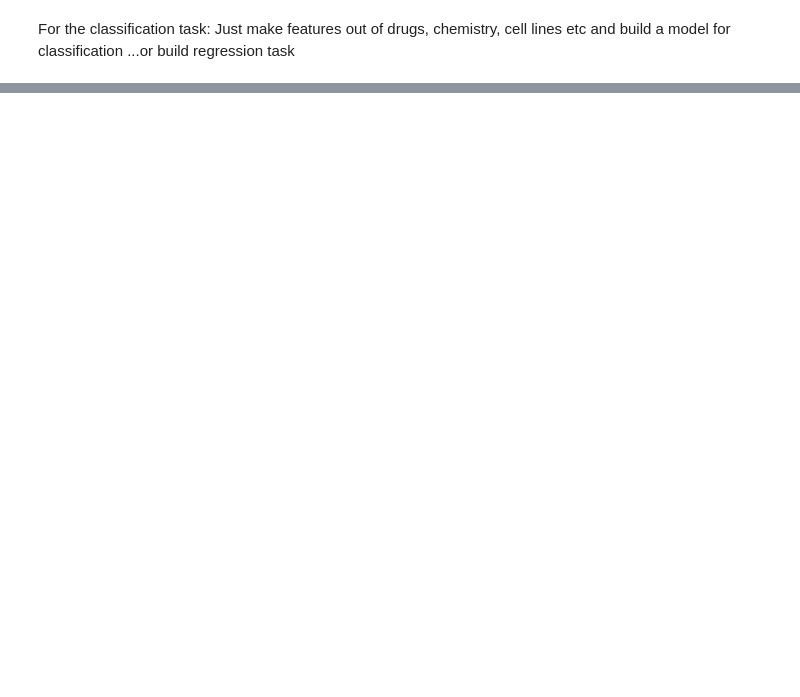
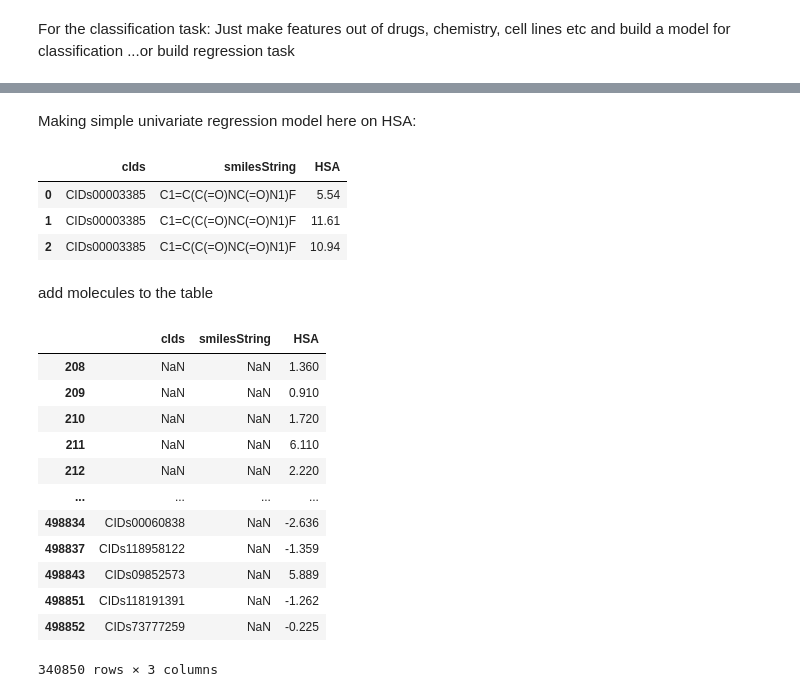
Before and after one commit to stefanhuber1510/marbleProject, a Jupyter notebook: explorationsDrugCombDB.ipynb, the cells around one changed output, grey strips where cells are left out. Drawn from its saved outputs; the diff is of its cells as text; code cells hidden in the pictures; blank space fills up the shorter version.

```diff
--- a/explorationsDrugCombDB.ipynb
+++ b/explorationsDrugCombDB.ipynb
@@ -123,0 +147,4 @@ from rdkit import Chem
+# %%
+drugChem = pd.read_csv("./drugCombDBdata/descriptions/drug_chemical_info.csv")
+print("Numer of Drugs:",len(drugChem))
+drugChem.head(3)
@@ -123,0 +167,31 @@ from rdkit import Chem
+# %% [markdown]
+Making simple univariate regression model here on HSA:
+# %%
+temp=drugChem.loc[:,["drugName","cIds","smilesString"]].set_index("drugName")
+
+smilesHSAtable = scoredComb.join(temp,on="Drug1",how="left").loc[:,["cIds","smilesString","HSA"]]
+del temp
+smilesHSAtable.head(3)
+# %% [output]
+|  | cIds | smilesString | HSA |
+| 0 | CIDs00003385 | C1=C(C(=O)NC(=O)N1)F | 5.54 |
+| 1 | CIDs00003385 | C1=C(C(=O)NC(=O)N1)F | 11.61 |
+| 2 | CIDs00003385 | C1=C(C(=O)NC(=O)N1)F | 10.94 |
+# %% [markdown]
+add molecules to the table
+# %%
+smilesHSAtable[smilesHSAtable.loc[:,"smilesString"].astype(str)=="nan"]
+# %% [output]
+|  | cIds | smilesString | HSA |
+| 208 | NaN | NaN | 1.360 |
+| 209 | NaN | NaN | 0.910 |
+| 210 | NaN | NaN | 1.720 |
+| 211 | NaN | NaN | 6.110 |
+| 212 | NaN | NaN | 2.220 |
+| ... | ... | ... | ... |
+| 498834 | CIDs00060838 | NaN | -2.636 |
+| 498837 | CIDs118958122 | NaN | -1.359 |
+| 498843 | CIDs09852573 | NaN | 5.889 |
+| 498851 | CIDs118191391 | NaN | -1.262 |
+| 498852 | CIDs73777259 | NaN | -0.225 |
+340850 rows × 3 columns
```
Also changed, not shown: parts of 12 cells of this notebook, 11 other files.
